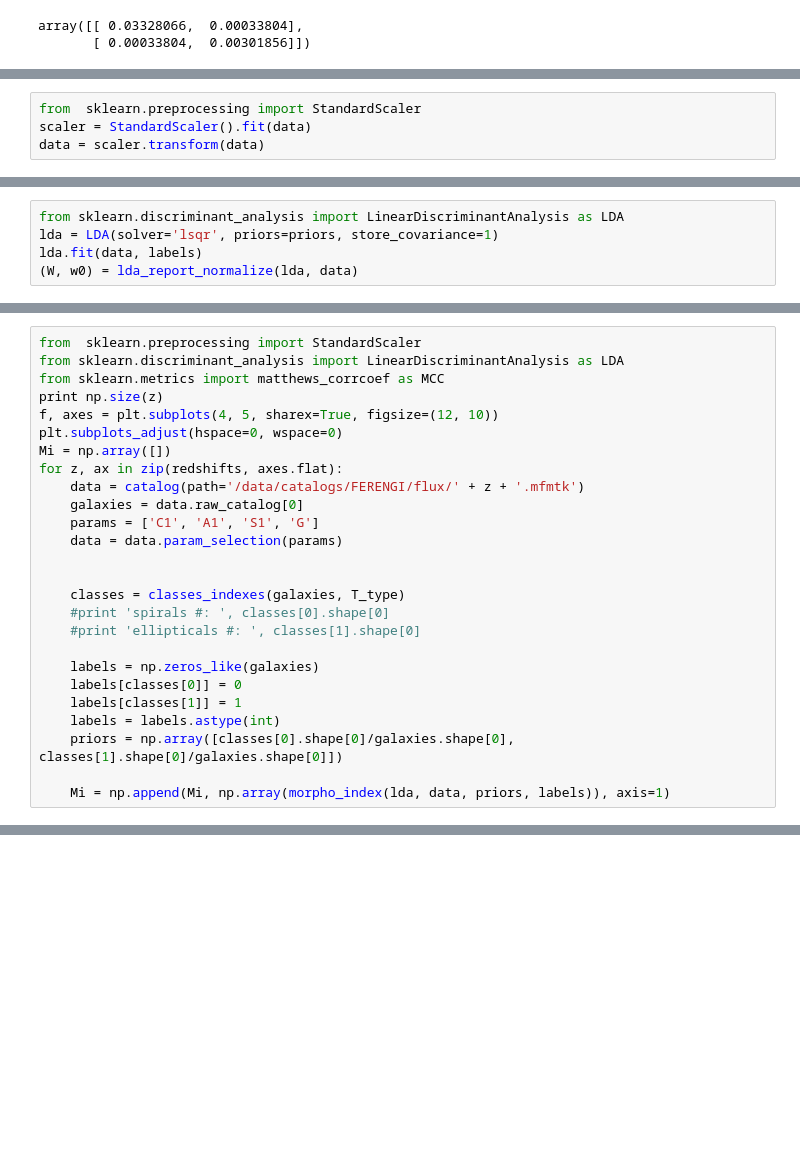
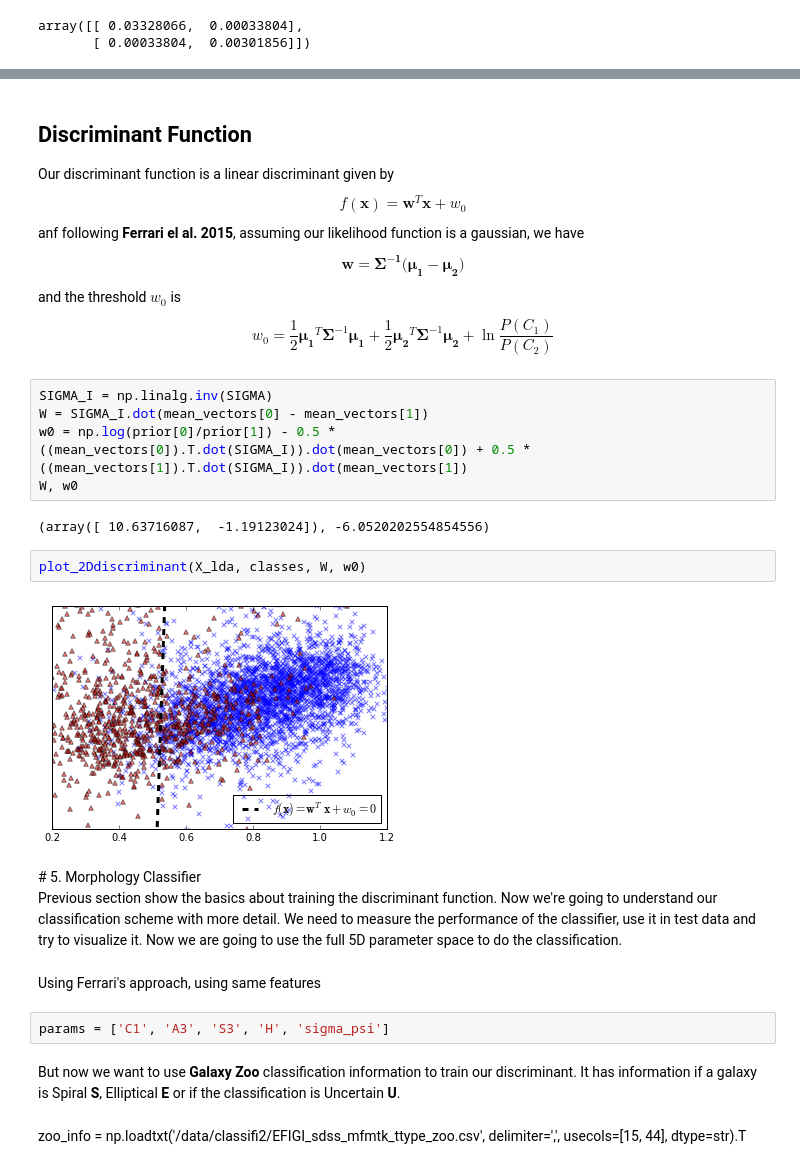
Before and after one commit to astroferreira/mfmtk-utils, a Jupyter notebook: notebooks/FERENGI Data Reduction.ipynb, the cells around one changed output, grey strips where cells are left out. Drawn from its saved outputs; the diff is of its cells as text; blank space fills up the shorter version.

Commit message:
Add metrics

```diff
--- a/notebooks/FERENGI Data Reduction.ipynb
+++ b/notebooks/FERENGI Data Reduction.ipynb
@@ -767,4 +583,0 @@ We have to preprocess our data too, standarizing it
-# %%
-from  sklearn.preprocessing import StandardScaler
-scaler = StandardScaler().fit(data)
-data = scaler.transform(data)
@@ -773,5 +583,0 @@ Lets import scikit-learn LDA class
-# %%
-from sklearn.discriminant_analysis import LinearDiscriminantAnalysis as LDA
-lda = LDA(solver='lsqr', priors=priors, store_covariance=1)
-lda.fit(data, labels)
-(W, w0) = lda_report_normalize(lda, data)
@@ -827,26 +583,0 @@ plt.hist(Mi, bins=40)
-# %%
-from  sklearn.preprocessing import StandardScaler
-from sklearn.discriminant_analysis import LinearDiscriminantAnalysis as LDA
-from sklearn.metrics import matthews_corrcoef as MCC
-print np.size(z)
-f, axes = plt.subplots(4, 5, sharex=True, figsize=(12, 10))
-plt.subplots_adjust(hspace=0, wspace=0)
-Mi = np.array([])
-for z, ax in zip(redshifts, axes.flat):
-    data = catalog(path='/data/catalogs/FERENGI/flux/' + z + '.mfmtk')
-    galaxies = data.raw_catalog[0]
-    params = ['C1', 'A1', 'S1', 'G']
-    data = data.param_selection(params)
-
-
-    classes = classes_indexes(galaxies, T_type)
-    #print 'spirals #: ', classes[0].shape[0]
-    #print 'ellipticals #: ', classes[1].shape[0]
-
-    labels = np.zeros_like(galaxies)
-    labels[classes[0]] = 0
-    labels[classes[1]] = 1
-    labels = labels.astype(int)
-    priors = np.array([classes[0].shape[0]/galaxies.shape[0], classes[1].shape[0]/galaxies.shape[0]])
-
-    Mi = np.append(Mi, np.array(morpho_index(lda, data, priors, labels)), axis=1)
@@ -877,0 +598,32 @@ def morpho_index(lda, data, priors, labels):
+# %% [markdown]
+## Discriminant Function
+
+Our discriminant function is a linear discriminant given by $$ f(\mathbf{x}) = \mathbf{w}^T \mathbf{x}  + w_0 $$ anf following **Ferrari el al. 2015**, assuming our likelihood function is a gaussian, we have
+$$ \mathbf{w}  = \mathbf{\Sigma^{-1}} (\mathbf{\mu_1} - \mathbf{\mu_2)}$$
+and the threshold $w_0$ is
+$$ w_0 = \frac{1}{2} \mathbf{\mu_1}^{T} \mathbf{\Sigma}^{-1} \mathbf{\mu_1} + \frac{1}{2} \mathbf{\mu_2}^{T} \mathbf{\Sigma}^{-1} \mathbf{\mu_2} + \ln \frac{P(C_1)}{P(C_2)} $$
+# %%
+SIGMA_I = np.linalg.inv(SIGMA)
+W = SIGMA_I.dot(mean_vectors[0] - mean_vectors[1])
+w0 = np.log(prior[0]/prior[1]) - 0.5 * ((mean_vectors[0]).T.dot(SIGMA_I)).dot(mean_vectors[0]) + 0.5 * ((mean_vectors[1]).T.dot(SIGMA_I)).dot(mean_vectors[1])
+W, w0
+# %% [output]
+(array([ 10.63716087,  -1.19123024]), -6.0520202554854556)
+# %%
+plot_2Ddiscriminant(X_lda, classes, W, w0)
+# %% [output]
+[figure, added]
+# %% [markdown]
+<div id="classification"></div>
+# 5. Morphology Classifier
+
+Previous section show the basics about training the discriminant function. Now we're going to understand our classification scheme with more detail. We need to measure the performance of the classifier, use it in test data and try to visualize it. Now we are going to use the full 5D parameter space to do the classification.
+# %% [markdown]
+Using Ferrari's approach, using same features
+# %%
+params = ['C1', 'A3', 'S3', 'H', 'sigma_psi']
+# %% [markdown]
+But now we want to use **Galaxy Zoo** classification information to train our discriminant. It has information if a galaxy is Spiral **S**, Elliptical **E** or if the classification is Uncertain **U**.
+# %% [markdown]
+zoo_info = np.loadtxt('/data/classifi2/EFIGI_sdss_mfmtk_ttype_zoo.csv',
+                       delimiter=',', usecols=[15, 44], dtype=str).T
```
Also changed, not shown: parts of 85 cells of this notebook, 2 other files.
